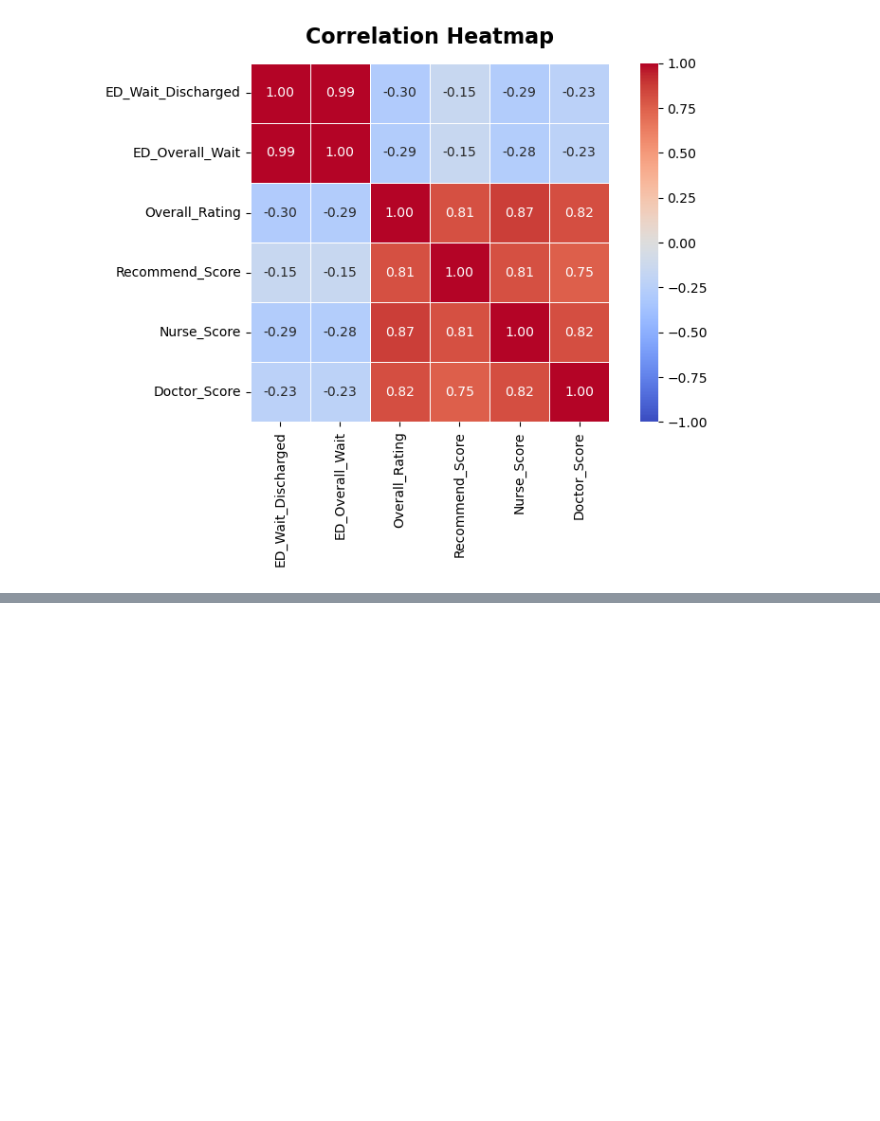
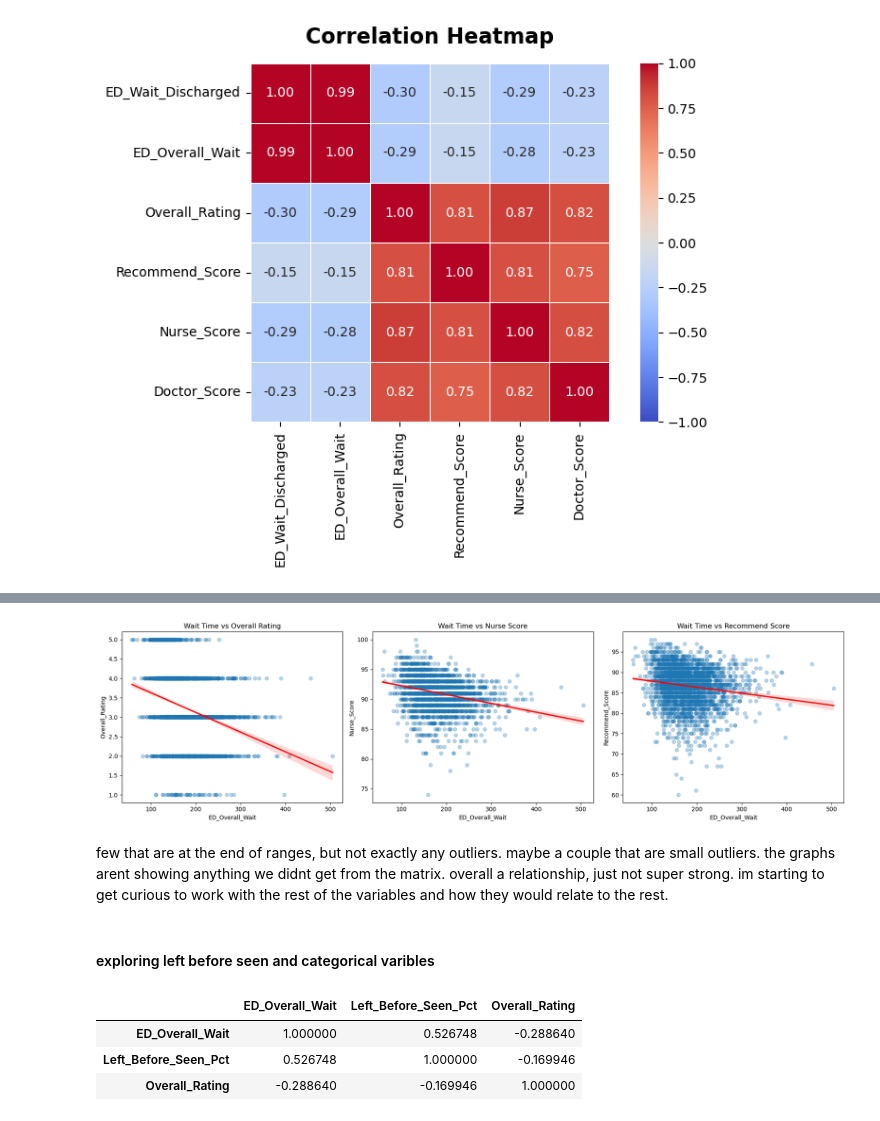
Before and after one commit to RithikaCheela/hospital-wait-time-drivers, a Jupyter notebook: analysis.ipynb, the cells around one changed output, grey strips where cells are left out. Drawn from its saved outputs; the diff is of its cells as text; code cells hidden in the pictures; blank space fills up the shorter version.

```diff
--- a/analysis.ipynb
+++ b/analysis.ipynb
@@ -113,0 +140,28 @@ plt.show()
+# %%
+fig, axes = plt.subplots(1, 3, figsize=(18,5))
+
+sns.regplot(data=df, x='ED_Overall_Wait', y='Overall_Rating', ax=axes[0], scatter_kws={'alpha':0.3}, line_kws={'color':'red'})
+axes[0].set_title('Wait Time vs Overall Rating')
+
+sns.regplot(data=df, x='ED_Overall_Wait', y='Nurse_Score', ax=axes[1], scatter_kws={'alpha':0.3}, line_kws={'color':'red'})
+axes[1].set_title('Wait Time vs Nurse Score')
+
+sns.regplot(data=df, x='ED_Overall_Wait', y='Recommend_Score', ax=axes[2], scatter_kws={'alpha':0.3}, line_kws={'color':'red'})
+axes[2].set_title('Wait Time vs Recommend Score')
+
+plt.tight_layout()
+plt.show()
+# %% [output]
+[figure, added]
+# %% [markdown]
+few that are at the end of ranges, but not exactly any outliers. maybe a couple that are small  outliers.
+the graphs arent showing anything we didnt get from the matrix. overall a relationship, just not super strong. im starting to get curious to work with the rest of the variables and how they would relate to the rest.
+# %% [markdown]
+#### exploring left before seen and categorical varibles
+# %%
+df[['ED_Overall_Wait', 'Left_Before_Seen_Pct', 'Overall_Rating']].corr()
+# %% [output]
+|  | ED_Overall_Wait | Left_Before_Seen_Pct | Overall_Rating |
+| ED_Overall_Wait | 1.000000 | 0.526748 | -0.288640 |
+| Left_Before_Seen_Pct | 0.526748 | 1.000000 | -0.169946 |
+| Overall_Rating | -0.288640 | -0.169946 | 1.000000 |
```
Also changed, not shown: parts of 12 cells of this notebook.
